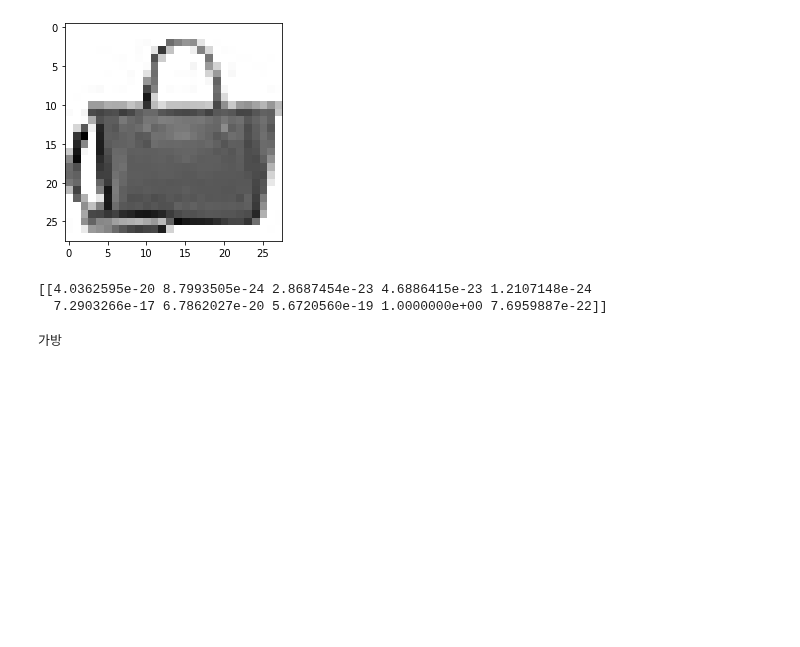
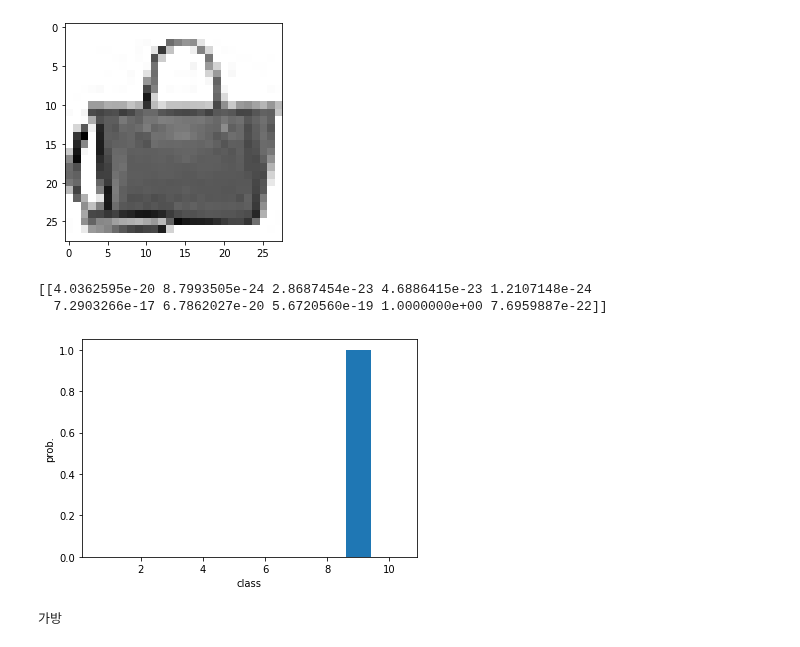
Before and after one commit to rickiepark/hg-mldl, a Jupyter notebook: 8-2.ipynb, the cells around one changed output. Saved outputs shown, nothing was run; the diff lists cells and outputs as text; code cells hidden in the pictures; blank space fills up the shorter version.

Commit message:
add bar chart

```diff
--- a/8-2.ipynb
+++ b/8-2.ipynb
@@ -118,6 +117,13 @@ print(preds)
 # %% [output]
 [[4.0362595e-20 8.7993505e-24 2.8687454e-23 4.6886415e-23 1.2107148e-24
   7.2903266e-17 6.7862027e-20 5.6720560e-19 1.0000000e+00 7.6959887e-22]]
+# %%
+plt.bar(range(1, 11), preds[0])
+plt.xlabel('class')
+plt.ylabel('prob.')
+plt.show()
+# %% [output]
+[figure, added]
 # %%
 import numpy as np
 print(classes[np.argmax(preds)])
```
Also changed, not shown: parts of 1 cell of this notebook.
